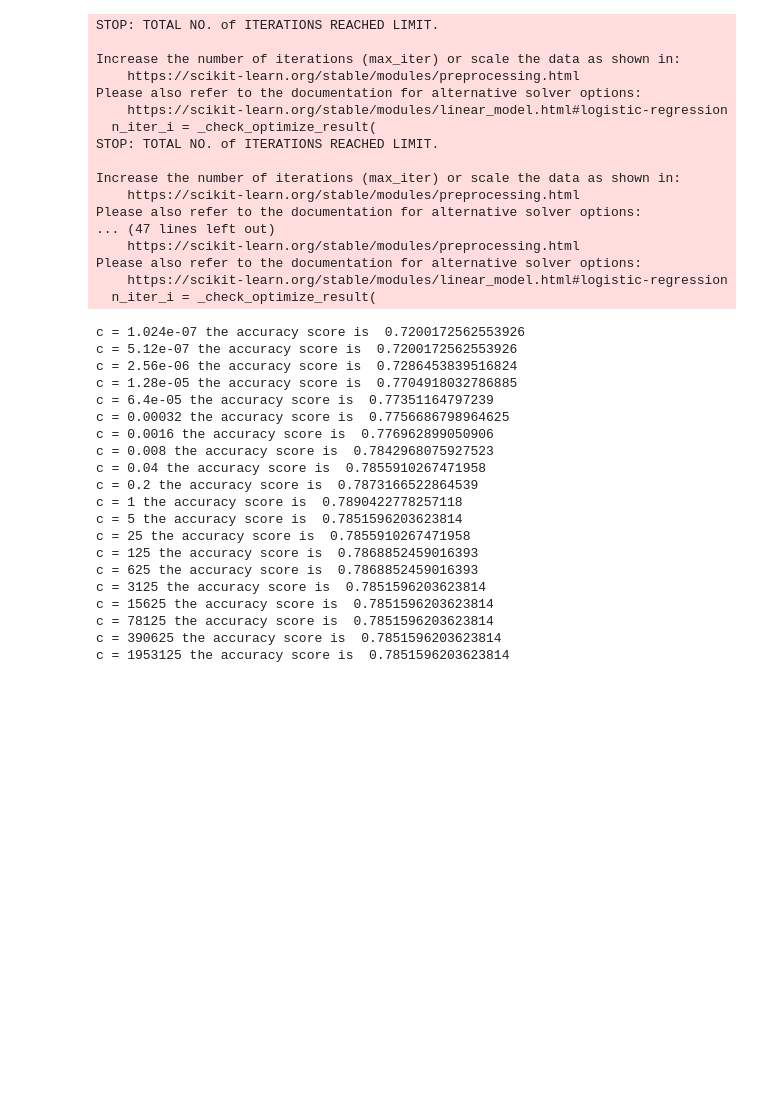
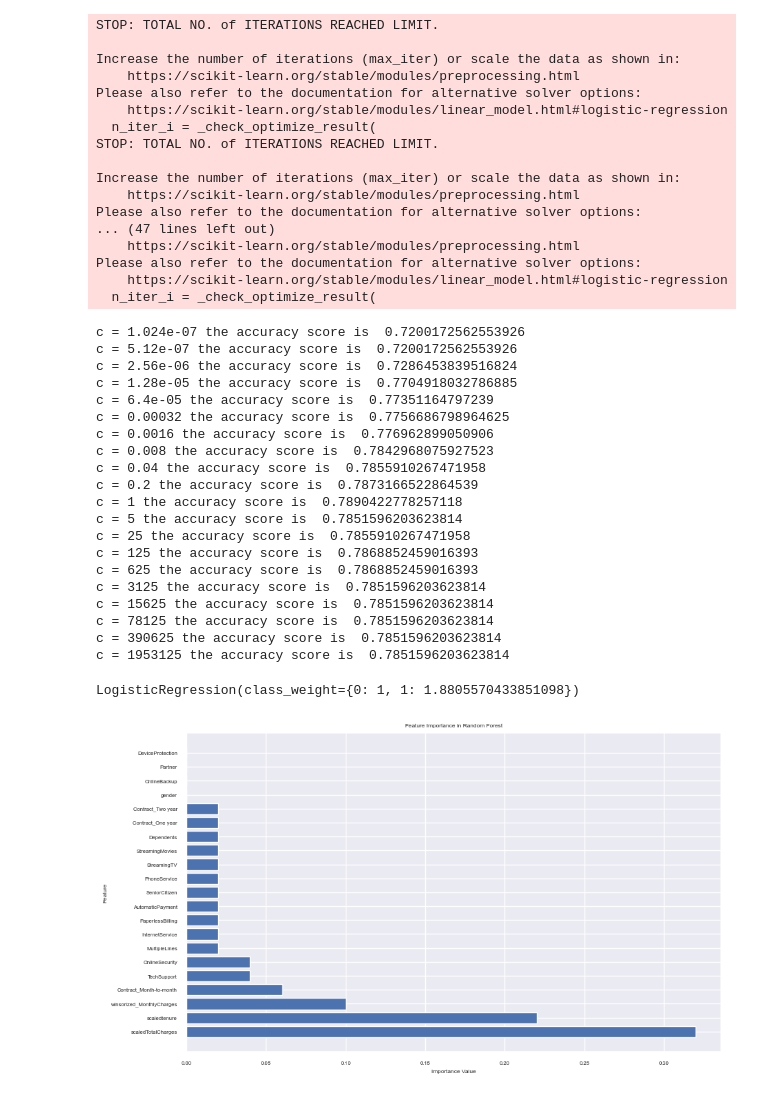
Before and after one commit to Isabellarasku/Verizon-2, a Jupyter notebook: ModelVerizon#2.ipynb, the cells around one changed output. Cells and saved outputs as stored; diff of their text form; code cells hidden in the pictures; blank space fills up the shorter version.

```diff
--- a/ModelVerizon#2.ipynb
+++ b/ModelVerizon#2.ipynb
@@ -963,0 +1001,72 @@ c = 1953125 the accuracy score is  0.7851596203623814
+# %%
+#create train and test tests
+X_train, X_test, y_train, y_test = train_test_split(X, y, test_size=0.2, random_state=42)
+# %%
+from sklearn.linear_model import LogisticRegression
+
+# Calculate class weights
+class_weight = {0: 1, 1: len(df) / (2 * df['Churn'].sum())}
+
+# Create a logistic regression model with class weights
+model = LogisticRegression(class_weight=class_weight)
+model.fit(X_train, y_train)
+# %% [output]
+LogisticRegression(class_weight={0: 1, 1: 1.8805570433851098})
+# %%
+#function that trains a random forest on dif max depth values
+def train_test_RF(X_train, y_train, X_test, y_test, maximum_depth):
+  #create a model
+  model = RandomForestClassifier(n_estimators=100, max_depth=maximum_depth, random_state=42)
+  #fit training data
+  model.fit(X_train, y_train)
+  #predict the test labels
+  y_pred = model.predict(X_test)
+
+  #calculate acc score
+  accuracy = accuracy_score(y_test, y_pred)
+  #calculate precision
+  precision = precision_score(y_test, y_pred)
+  #calculate recall
+  recall = recall_score(y_test, y_pred)
+  #calculate f1
+  f1 = f1_score(y_test, y_pred)
+  # Calculate ROC AUC
+  roc_auc = roc_auc_score(y_test, y_pred)
+  # Generate Confusion Matrix
+  confusion = confusion_matrix(y_test, y_pred)
+
+  print(f"Maximum depth parameter is: {maximum_depth}")
+  print(f"Accuracy: {accuracy}")
+  print(f"Precision: {precision}")
+  print(f"Recall: {recall}")
+  print(f"F1-Score: {f1}")
+  print(f"ROC AUC: {roc_auc}")
+  # Plot the confusion matrix as a heatmap
+  plt.figure(figsize=(4, 3))
+  sns.set(font_scale=0.5)
+  sns.heatmap(confusion, annot=True, fmt="d", cmap="Blues",
+            xticklabels=["Predicted Negative", "Predicted Positive"],
+            yticklabels=["Actual Negative", "Actual Positive"])
+  plt.xlabel("Predicted")
+  plt.ylabel("Actual")
+  plt.title("Confusion Matrix")
+  plt.show()
+
+# Get feature importances
+feature_importances = model.feature_importances_
+
+# Create a DataFrame to associate feature names with their importances
+importances_df = pd.DataFrame({'Feature': X.columns, 'Importance': feature_importances})
+
+# Sort the DataFrame by importance values
+sorted_importances = importances_df.sort_values(by='Importance', ascending=False)
+
+# Plot the feature importance
+plt.figure(figsize=(10, 6))
+plt.barh(sorted_importances['Feature'], sorted_importances['Importance'])
+plt.xlabel('Importance Value')
+plt.ylabel('Feature')
+plt.title('Feature Importance in Random Forest')
+plt.show()
+# %% [output]
+[figure, added]
```
Also changed, not shown: parts of 47 cells of this notebook.
